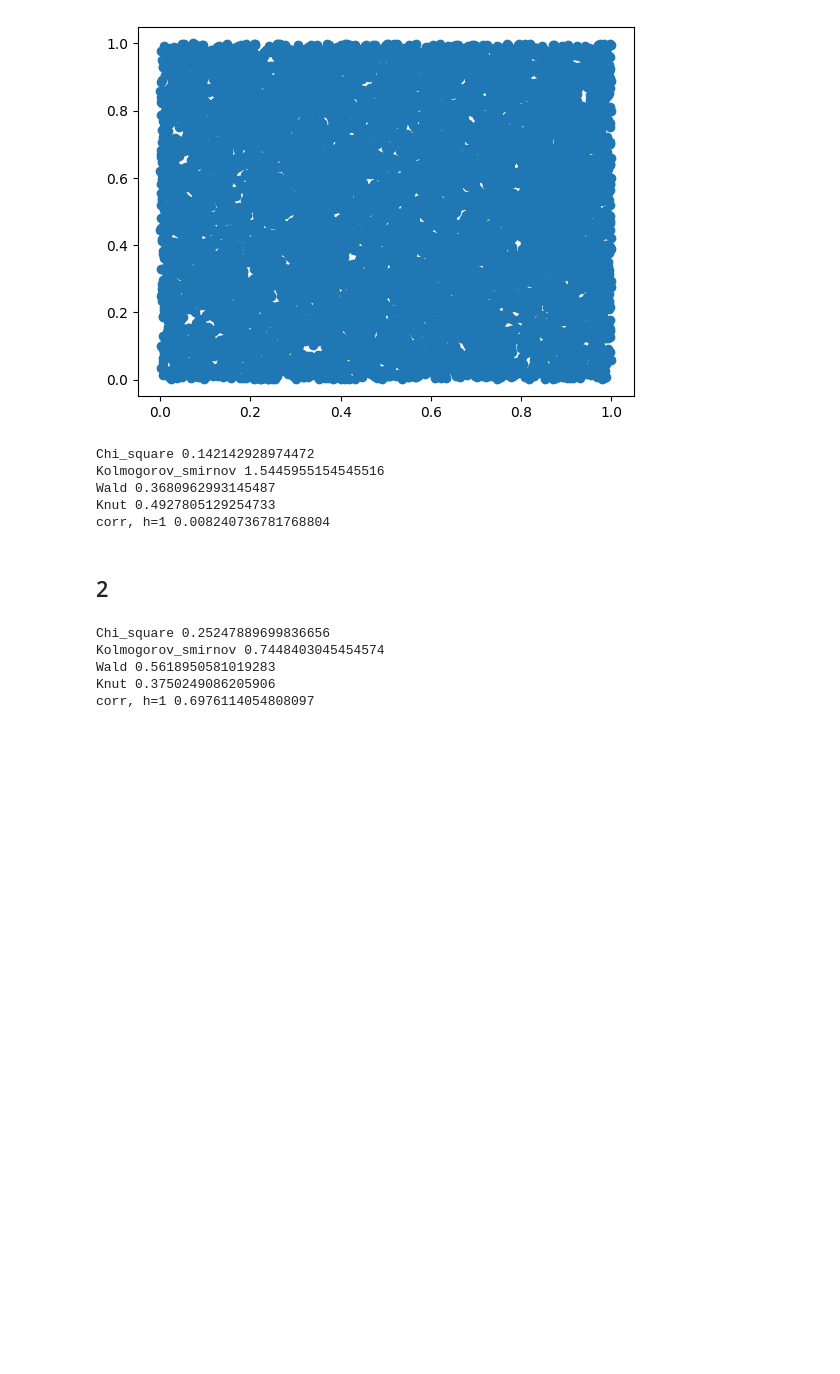
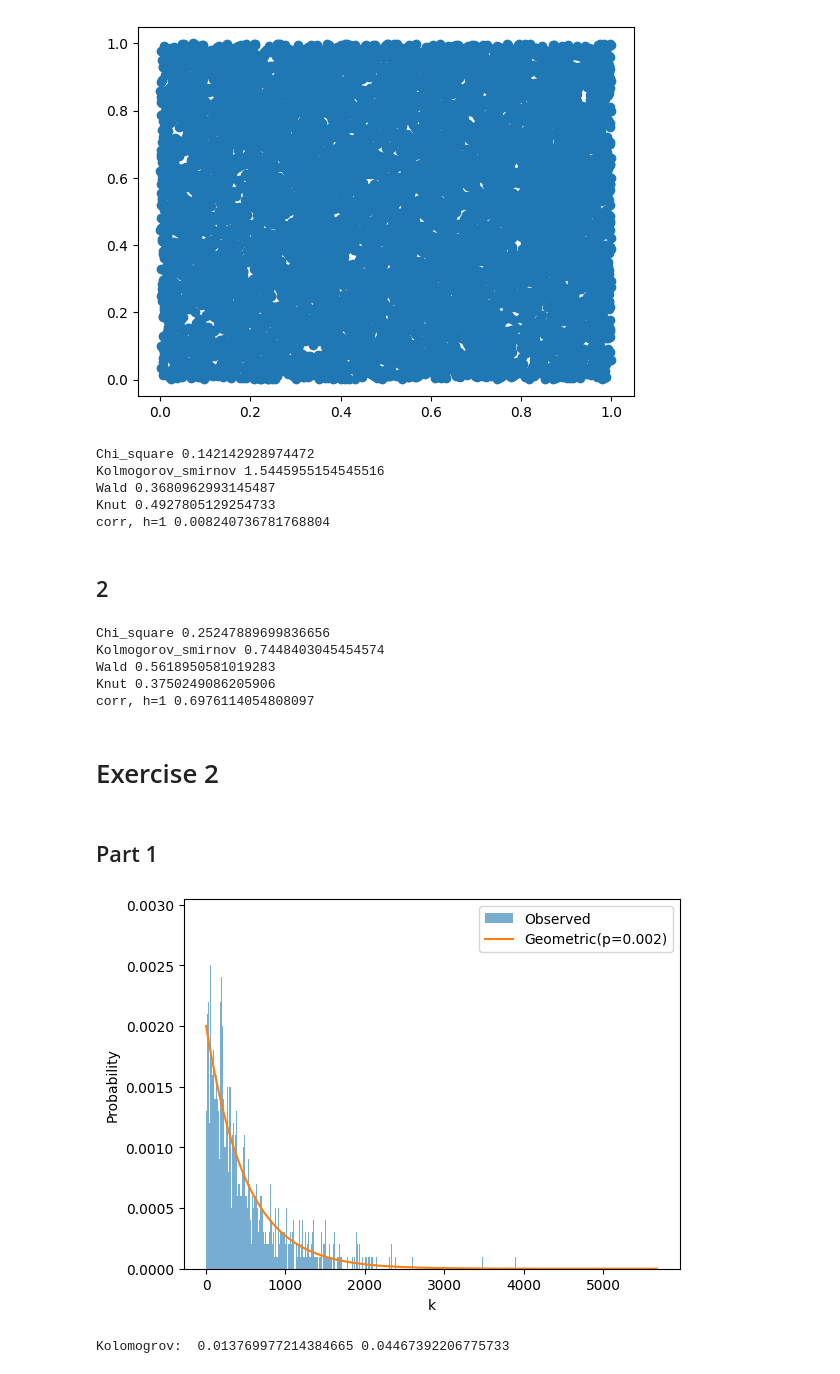
Before and after one commit to AgnesOlsen/02443_Stocastic_Simulation, a Jupyter notebook: Notebooks/Signe.ipynb, the cells around one changed output. Cells and saved outputs as stored; diff of their text form; code cells hidden in the pictures; blank space fills up the shorter version.

```diff
--- a/Notebooks/Signe.ipynb
+++ b/Notebooks/Signe.ipynb
@@ -206,3 +207,5 @@ Kolmogorov_smirnov 0.7448403045454574
 Wald 0.5618950581019283
 Knut 0.3750249086205906
 corr, h=1 0.6976114054808097
+# %% [markdown]
+# Exercise 2
@@ -208,0 +215,29 @@ corr, h=1 0.6976114054808097
+# %% [markdown]
+## Part 1
+# %%
+p = 0.002
+
+# Simulate 10_000 random from a uniform distribution
+np.random.seed(42)
+U = np.random.rand(10_000)
+
+# Turn this into the geometric distribution using what is given in slides:
+X = np.floor(np.log(U)/np.log(1-p))+1
+# Histogram of observed data
+plt.hist(X,
+         bins=np.arange(1, X.max() + 2) - 0.5,
+         density=True,
+         alpha=0.6,
+         label='Observed')
+
+# Theoretical geometric PMF
+x = np.arange(1, X.max() + 1)
+plt.plot(x, geom.pmf(x, p), '-', label=f'Geometric(p={p})')
+
+plt.xlabel('k')
+plt.ylabel('Probability')
+plt.legend()
+plt.show()
+# %% [output]
+[figure, added]
+Kolomogrov:  0.013769977214384665 0.04467392206775733
```
Also changed, not shown: parts of 10 cells of this notebook.
